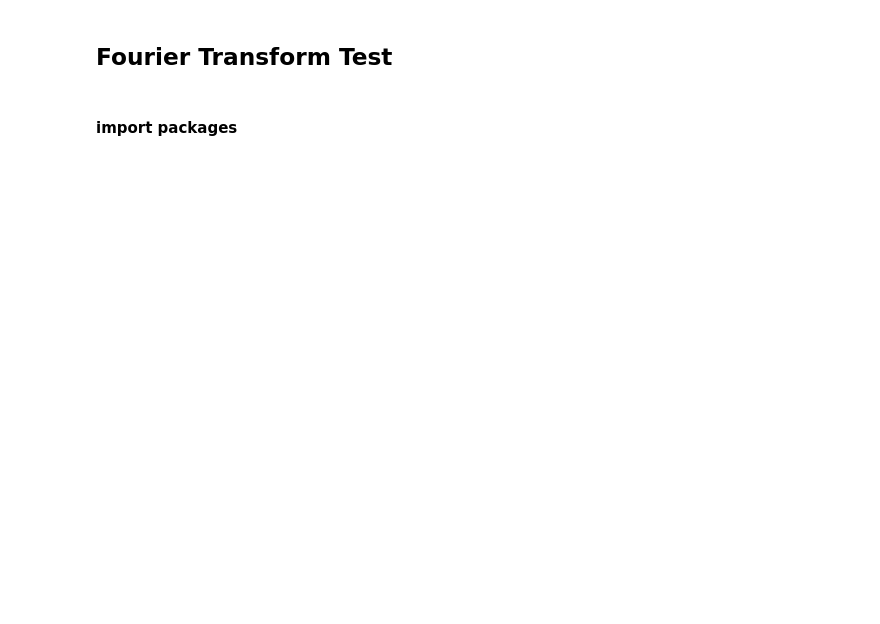
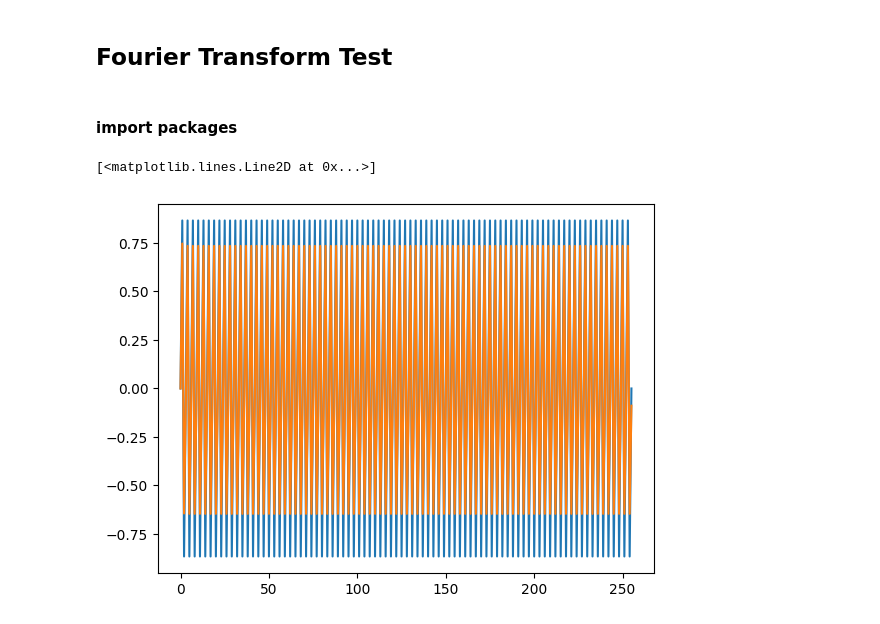
Before and after one commit to Bipoeman/rsp-signal-poc, a Jupyter notebook: transform_test.ipynb, the cells around one changed output. Cells and saved outputs as stored; diff of their text form; code cells hidden in the pictures; blank space fills up the shorter version.

```diff
--- a/transform_test.ipynb
+++ b/transform_test.ipynb
@@ -4,4 +5,29 @@
 #### import packages
+# %%
+import numpy as np
+import matplotlib.pyplot as plt
+import math
+
+inVal = [math.sin(i/3 * 2 * math.pi) for i in range(256)]
+T = 1
+fc = 1
+rc = 1/(2*math.pi*fc)
+coef1 = T / (rc+T)
+coef2 = rc / (rc+T)
+lastOut = 0
+out = 0
+outArr = [0] * len(inVal)
+plt.plot(inVal)
+for i,val in enumerate(inVal):
+    out = inVal[i] * coef1 + lastOut*coef2
+    lastOut = out
+    outArr[i] = out
+    # outArr[i] = inVal[i] * coef1 + lastOut*coef2
+    #     # print(i,val)
+plt.plot(outArr)
+# %% [output]
+[<matplotlib.lines.Line2D at 0x...>]
+[figure, added]
 # %%
 import numpy as np
 import matplotlib.pyplot as plt
```
Also changed, not shown: parts of 2 cells of this notebook, 25 other files.
